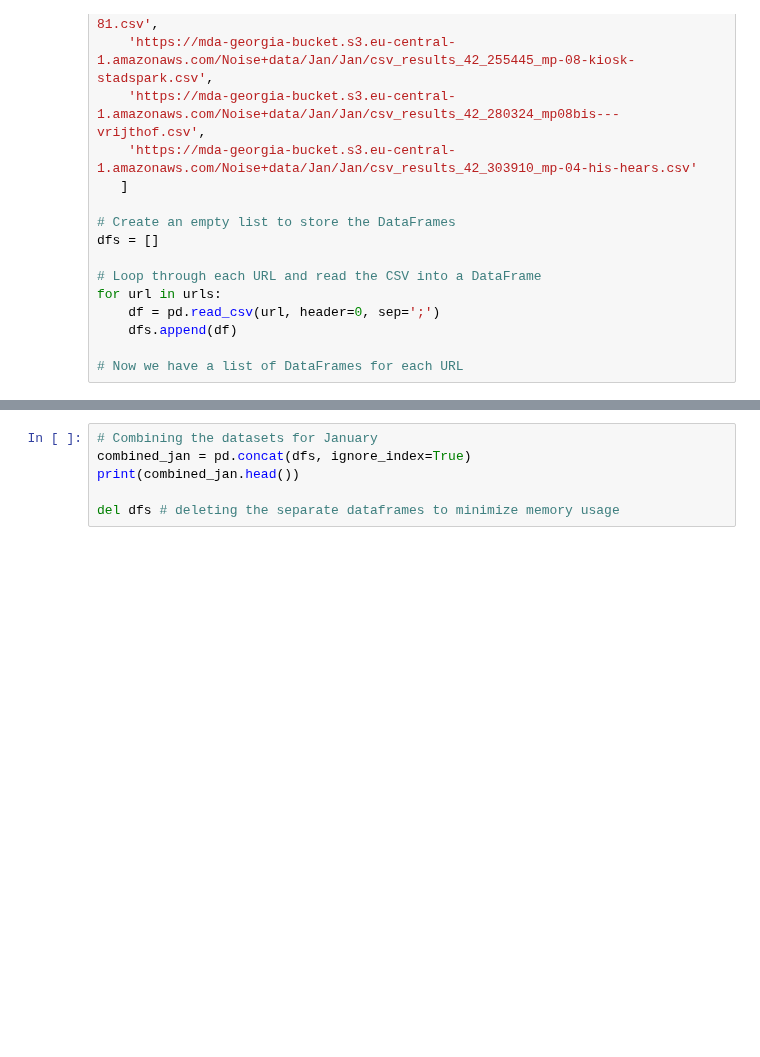
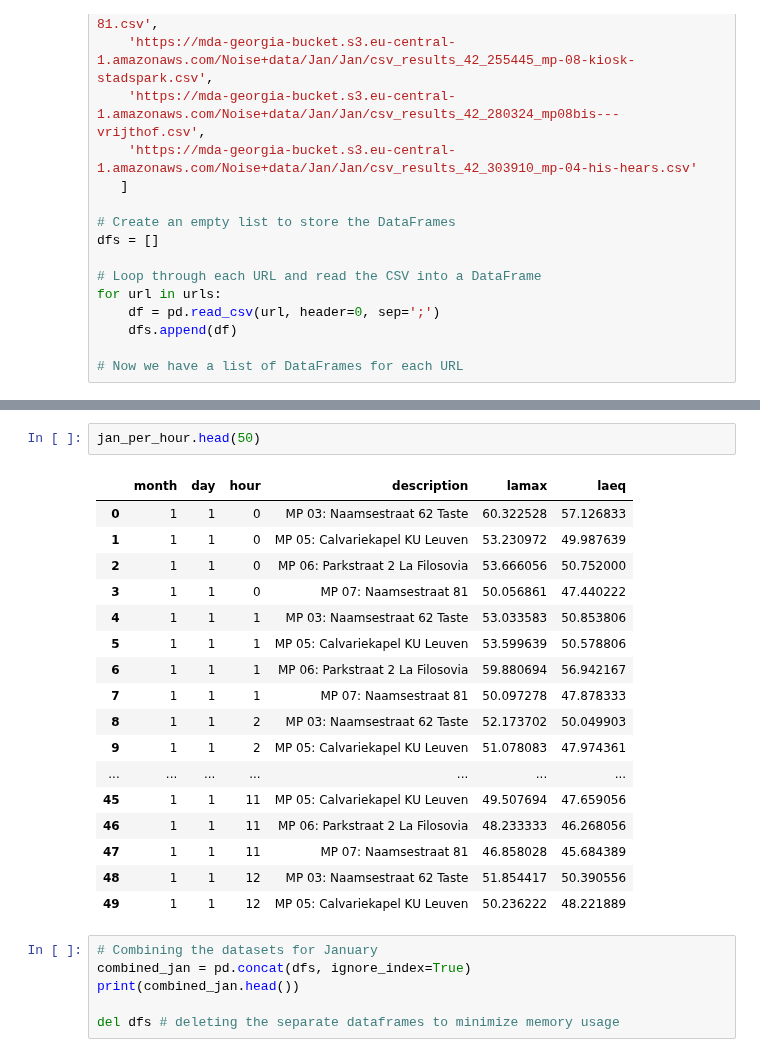
Before and after one commit to lennertvanh/MDA-Georgia, a Jupyter notebook: Preprocessing/Preprocessing.ipynb, the cells around one changed output, grey strips where cells are left out. Drawn from its saved outputs; the diff is of its cells as text; blank space fills up the shorter version.

```diff
--- a/Preprocessing/Preprocessing.ipynb
+++ b/Preprocessing/Preprocessing.ipynb
@@ -125,3 +184,23 @@ for url in urls:
+# %%
+jan_per_hour.head(50)
+# %% [output]
+|  | month | day | hour | description | lamax | laeq |
+| 0 | 1 | 1 | 0 | MP 03: Naamsestraat 62 Taste | 60.322528 | 57.126833 |
+| 1 | 1 | 1 | 0 | MP 05: Calvariekapel KU Leuven | 53.230972 | 49.987639 |
+| 2 | 1 | 1 | 0 | MP 06: Parkstraat 2 La Filosovia | 53.666056 | 50.752000 |
+| 3 | 1 | 1 | 0 | MP 07: Naamsestraat 81 | 50.056861 | 47.440222 |
+| 4 | 1 | 1 | 1 | MP 03: Naamsestraat 62 Taste | 53.033583 | 50.853806 |
+| 5 | 1 | 1 | 1 | MP 05: Calvariekapel KU Leuven | 53.599639 | 50.578806 |
+| 6 | 1 | 1 | 1 | MP 06: Parkstraat 2 La Filosovia | 59.880694 | 56.942167 |
+| 7 | 1 | 1 | 1 | MP 07: Naamsestraat 81 | 50.097278 | 47.878333 |
+| 8 | 1 | 1 | 2 | MP 03: Naamsestraat 62 Taste | 52.173702 | 50.049903 |
+| 9 | 1 | 1 | 2 | MP 05: Calvariekapel KU Leuven | 51.078083 | 47.974361 |
+| ... | ... | ... | ... | ... | ... | ... |
+| 45 | 1 | 1 | 11 | MP 05: Calvariekapel KU Leuven | 49.507694 | 47.659056 |
+| 46 | 1 | 1 | 11 | MP 06: Parkstraat 2 La Filosovia | 48.233333 | 46.268056 |
+| 47 | 1 | 1 | 11 | MP 07: Naamsestraat 81 | 46.858028 | 45.684389 |
+| 48 | 1 | 1 | 12 | MP 03: Naamsestraat 62 Taste | 51.854417 | 50.390556 |
+| 49 | 1 | 1 | 12 | MP 05: Calvariekapel KU Leuven | 50.236222 | 48.221889 |
 # %%
 # Combining the datasets for January
 combined_jan = pd.concat(dfs, ignore_index=True)
```
Also changed, not shown: parts of 3 cells of this notebook.
